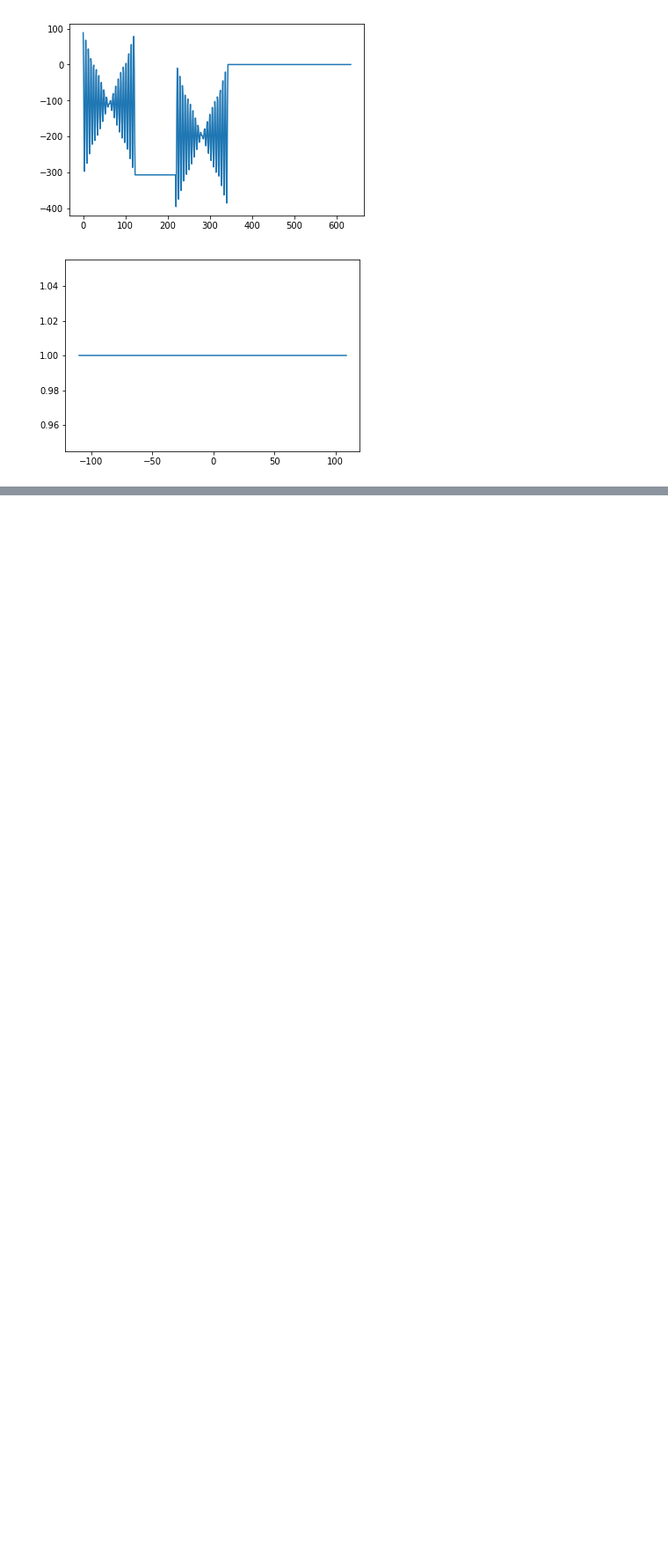
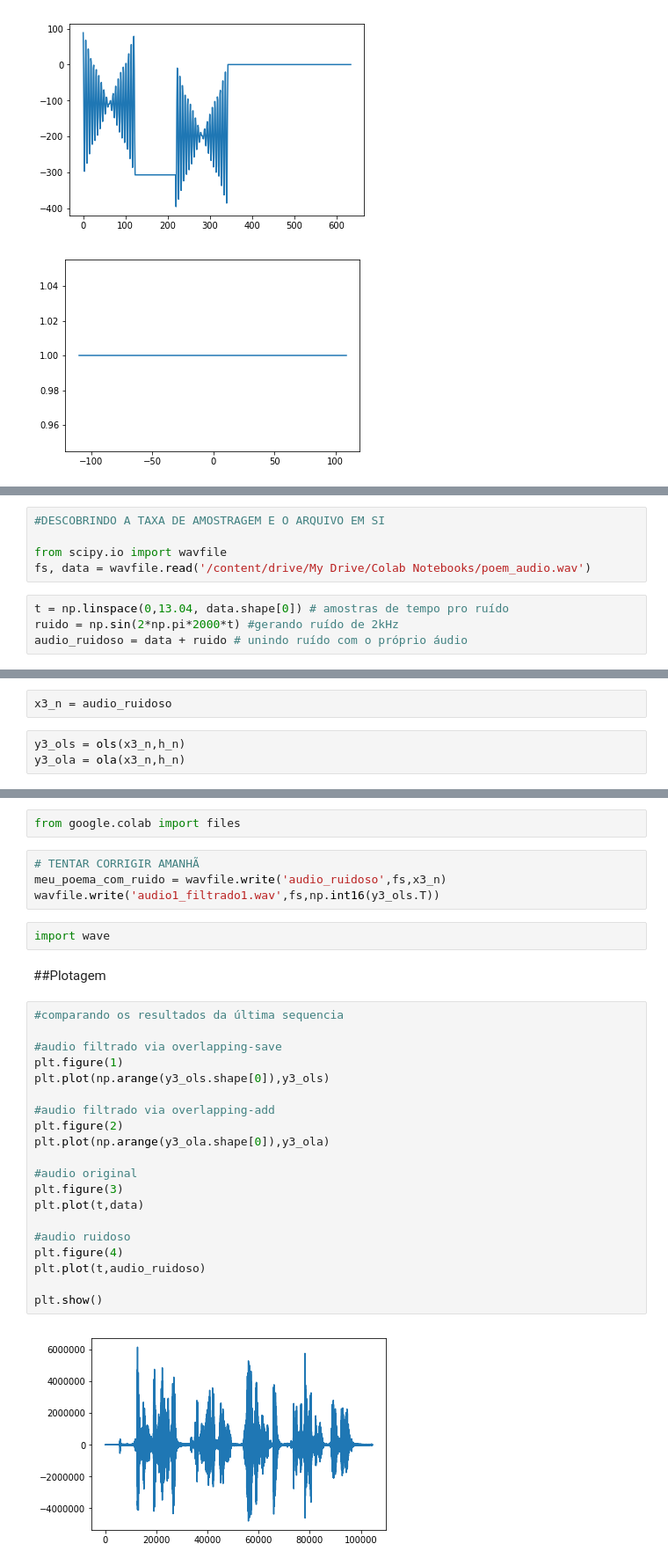
Before and after one commit to mtxslv/digitalprocessingsimulations, a Jupyter notebook: FFTconvolution.ipynb, the cells around one changed output, grey strips where cells are left out. Shown at 88% size. Saved outputs shown, nothing was run; the diff lists cells and outputs as text; blank space fills up the shorter version.

Commit message:
Adição de plotagens e de áudio.

```diff
--- a/FFTconvolution.ipynb
+++ b/FFTconvolution.ipynb
@@ -227,0 +260,9 @@ plt.show()
+# %%
+#DESCOBRINDO A TAXA DE AMOSTRAGEM E O ARQUIVO EM SI
+
+from scipy.io import wavfile
+fs, data = wavfile.read('/content/drive/My Drive/Colab Notebooks/poem_audio.wav')
+# %%
+t = np.linspace(0,13.04, data.shape[0]) # amostras de tempo pro ruído
+ruido = np.sin(2*np.pi*2000*t) #gerando ruído de 2kHz
+audio_ruidoso = data + ruido # unindo ruído com o próprio áudio
@@ -227,0 +276,5 @@ plt.show()
+# %%
+x3_n = audio_ruidoso
+# %%
+y3_ols = ols(x3_n,h_n)
+y3_ola = ola(x3_n,h_n)
@@ -227,0 +288,32 @@ plt.show()
+# %%
+from google.colab import files
+# %%
+# TENTAR CORRIGIR AMANHÃ
+meu_poema_com_ruido = wavfile.write('audio_ruidoso',fs,x3_n)
+wavfile.write('audio1_filtrado1.wav',fs,np.int16(y3_ols.T))
+# %%
+import wave
+# %% [markdown]
+##Plotagem
+# %%
+#comparando os resultados da última sequencia
+
+#audio filtrado via overlapping-save
+plt.figure(1)
+plt.plot(np.arange(y3_ols.shape[0]),y3_ols)
+
+#audio filtrado via overlapping-add
+plt.figure(2)
+plt.plot(np.arange(y3_ola.shape[0]),y3_ola)
+
+#audio original
+plt.figure(3)
+plt.plot(t,data)
+
+#audio ruidoso
+plt.figure(4)
+plt.plot(t,audio_ruidoso)
+
+plt.show()
+# %% [output]
+[figure, added]
```
Also changed, not shown: parts of 11 cells of this notebook.
